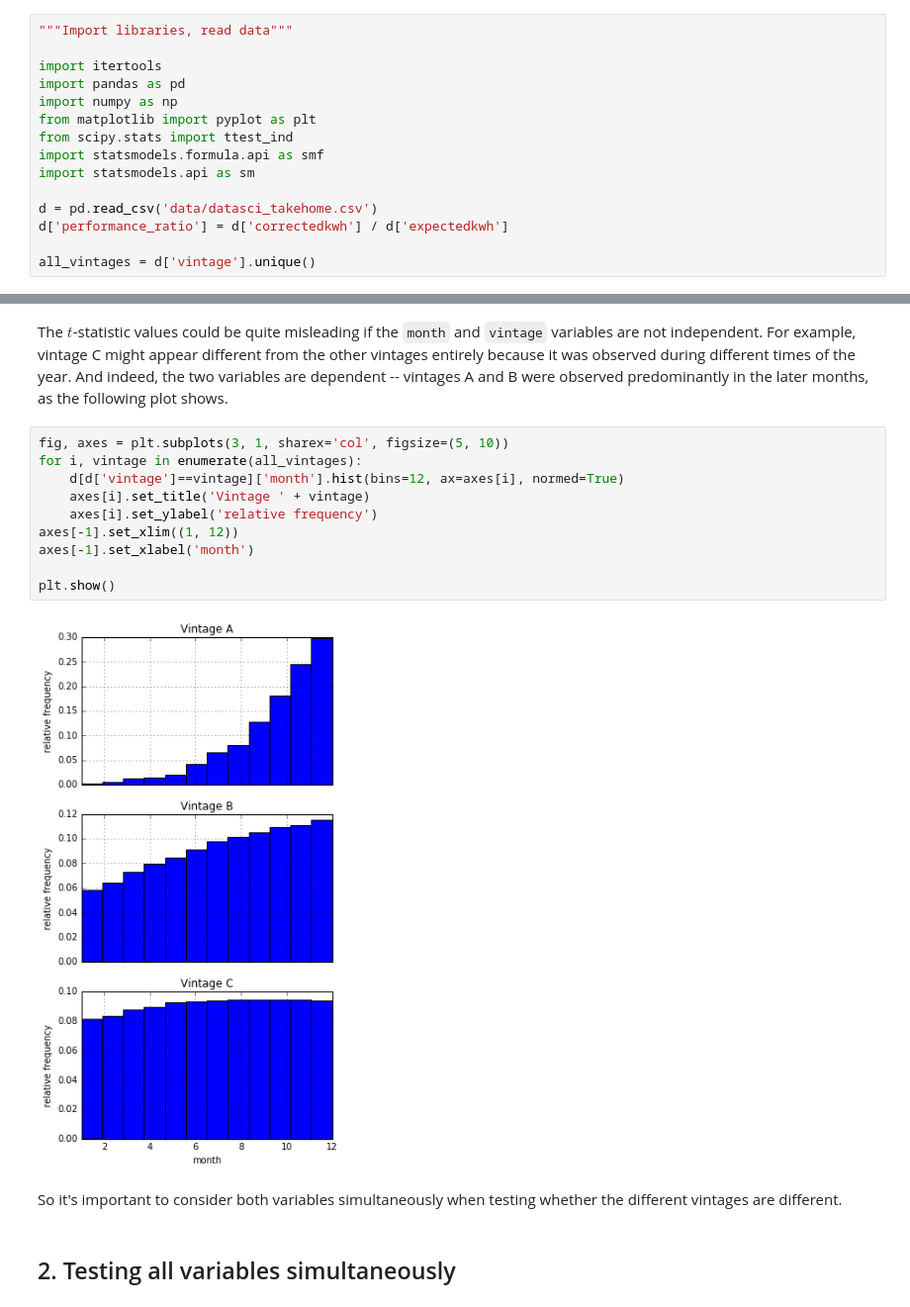
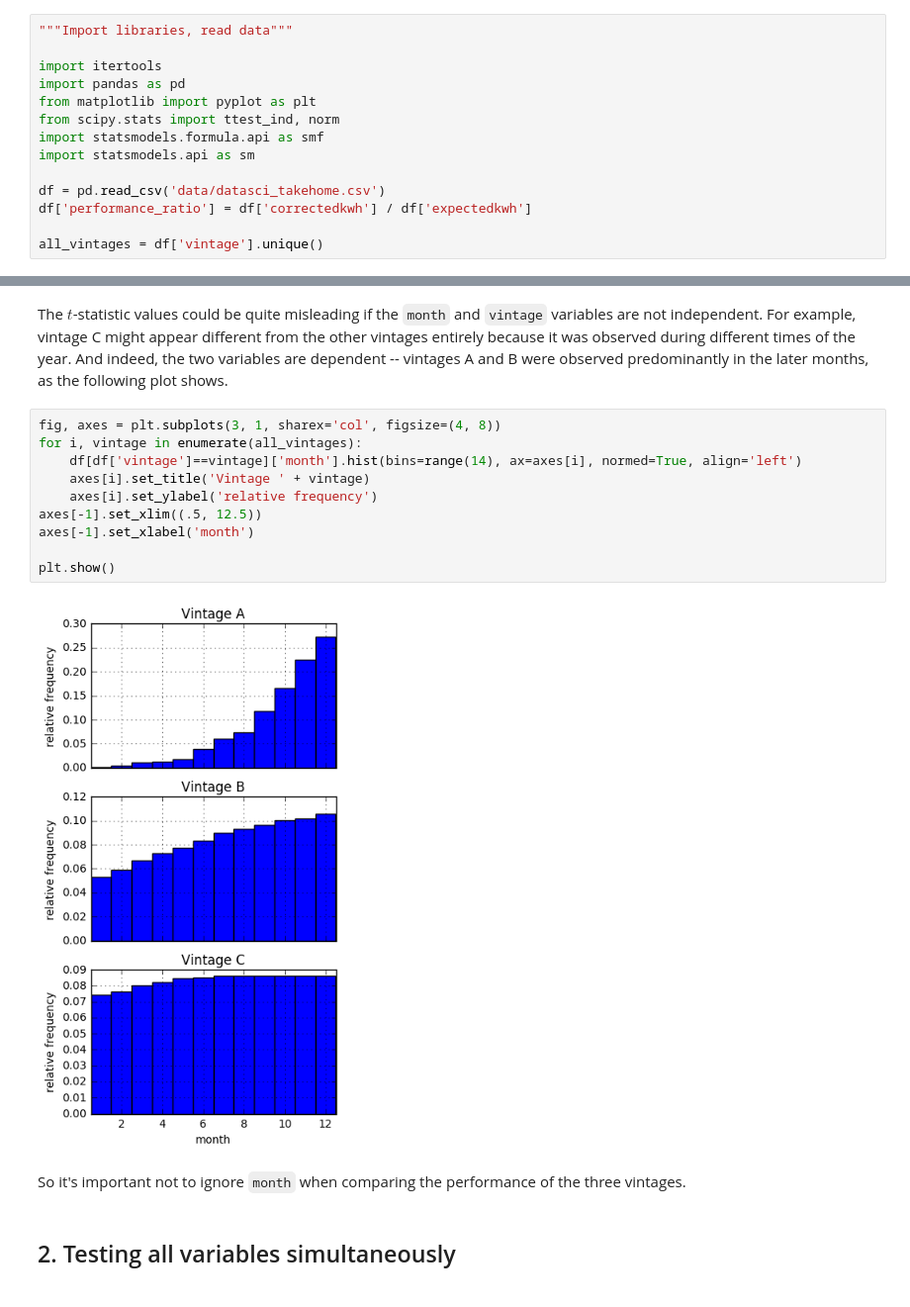
Before and after one commit to vnavkal/solar_performance, a Jupyter notebook: performance.ipynb, the cells around one changed output, grey strips where cells are left out. Shown at 99% size. Saved outputs shown, nothing was run; the diff lists cells and outputs as text.

```diff
--- a/performance.ipynb
+++ b/performance.ipynb
@@ -3,16 +3,15 @@
 
 import itertools
 import pandas as pd
-import numpy as np
 from matplotlib import pyplot as plt
-from scipy.stats import ttest_ind
+from scipy.stats import ttest_ind, norm
 import statsmodels.formula.api as smf
 import statsmodels.api as sm
 
-d = pd.read_csv('data/datasci_takehome.csv')
-d['performance_ratio'] = d['correctedkwh'] / d['expectedkwh']
+df = pd.read_csv('data/datasci_takehome.csv')
+df['performance_ratio'] = df['correctedkwh'] / df['expectedkwh']
 
-all_vintages = d['vintage'].unique()
+all_vintages = df['vintage'].unique()
 # %% [markdown]
 <center><h1>kWh Analytics Project</h1></center>
 # %% [markdown]
@@ -48,19 +47,19 @@ p-value of 2-sample t-statistic comparing vintage B and C is 1.455243512792677e-
 # %% [markdown]
 The $t$-statistic values could be quite misleading if the `month` and `vintage` variables are not independent.  For example, vintage C might appear different from the other vintages entirely because it was observed during different times of the year.  And indeed, the two variables are dependent -- vintages A and B were observed predominantly in the later months, as the following plot shows.
 # %%
-fig, axes = plt.subplots(3, 1, sharex='col', figsize=(5, 10))
+fig, axes = plt.subplots(3, 1, sharex='col', figsize=(4, 8))
 for i, vintage in enumerate(all_vintages):
-    d[d['vintage']==vintage]['month'].hist(bins=12, ax=axes[i], normed=True)
+    df[df['vintage']==vintage]['month'].hist(bins=range(14), ax=axes[i], normed=True, align='left')
     axes[i].set_title('Vintage ' + vintage)
     axes[i].set_ylabel('relative frequency')
-axes[-1].set_xlim((1, 12))
+axes[-1].set_xlim((.5, 12.5))
 axes[-1].set_xlabel('month')
 
 plt.show()
 # %% [output]
-[figure, old version]
+[figure, new version]
 # %% [markdown]
-So it's important to consider both variables simultaneously when testing whether the different vintages are different.
+So it's important not to ignore `month` when comparing the performance of the three vintages.
 # %% [markdown]
 <h2>2. Testing all variables simultaneously</h2>
 # %% [markdown]
```
Also changed, not shown: parts of 8 cells of this notebook.
